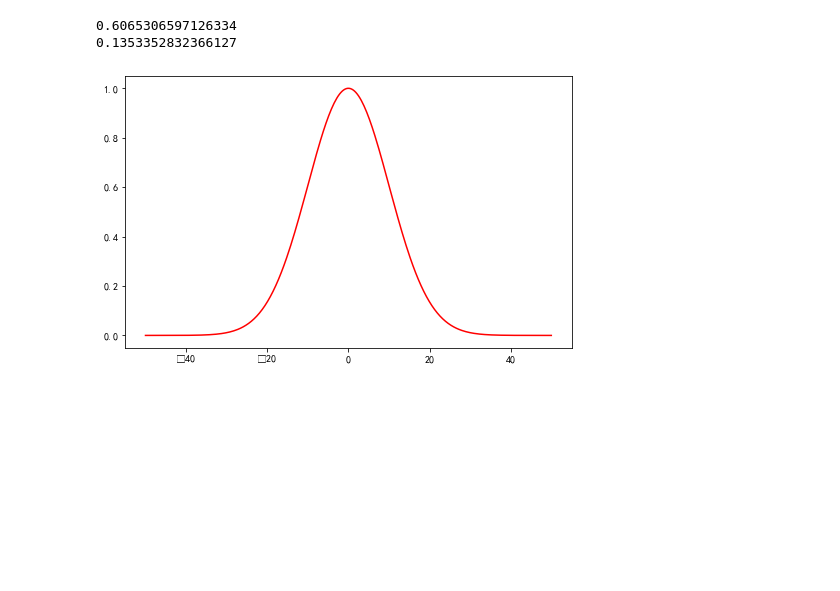
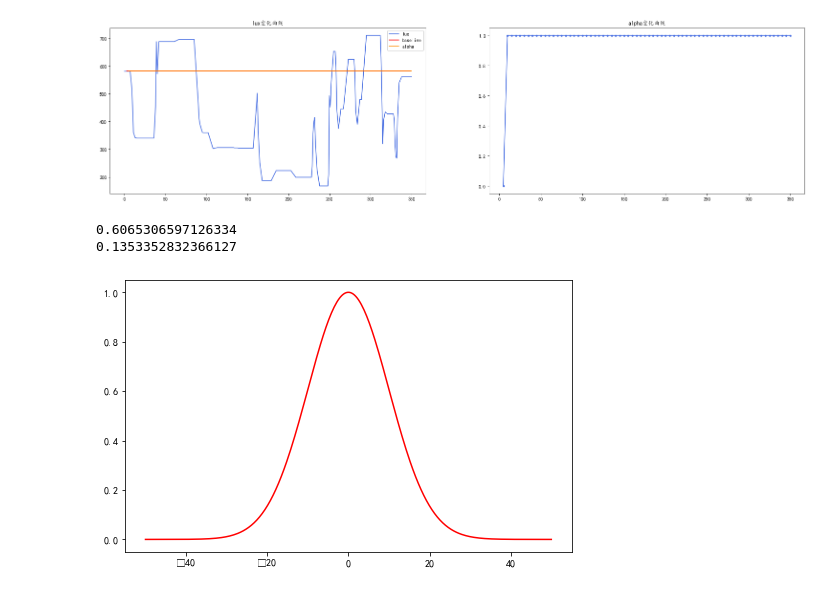
Before and after one commit to Whu-wxy/AmbientLightLab, a Jupyter notebook: gsTest.ipynb, the cells around one changed output. Saved outputs shown, nothing was run; the diff lists cells and outputs as text; code cells hidden in the pictures; blank space fills up the shorter version.

```diff
--- a/gsTest.ipynb
+++ b/gsTest.ipynb
@@ -221,3 +334,61 @@ plt.show()
+# %%
+plt.figure(figsize = (26,14))
+plt.rcParams['font.sans-serif'] = ['KaiTi']
+
+s = [50,61,41,62,35,58,66,50,51,51,52,50,61,41,62,35,58,66,50,51,51,52,80,130,150,170,
+    200,200,201,202,210,200,200,600,600,400,350,
+    200,200,201,202,210,200,200,201,202,210,200,200,201,202,201,202,210,200,200,201,202]
+
+s = [50,61,61,62,60,60,66,60,65,61,62,60,60,66,60,65,60,60,66,60,65,61,62,1000,1000,1000,1000,61,41,62,35,58,66,50,51,51,52,58,66,50,51,51,52]
+s = [50,61,61,62,60,60,66,60,65,61,62,60,60,66,60,65,60,60,66,60,65,61,62,9999,61,41,62,35,58,66,50,51,51,52,58,66,50,51,51,52]
+s = [50,61,61,62,60,60,66,60,65,61,62,60,60,66,60,65,60,60,66,60,65,61,62,1000,1000,1000,1000,1100, 1050,1200,1200,1210,1130,1100,1050,1000]
+
+s = readFromRecord('room.txt')   # _special  # night daywalk daybike room cloudy record
+
+# s = np.subtract(s, 8000)  #daywalk
+# s = np.divide(s, 12)
+
+# s = np.subtract(s, 7000)  #daybike
+# s = np.where(s<0, 0, s)
+# s = np.divide(s, 3)
+
+# s = s[40:80]
+mk = '.'
+mk = None
+col = 2
+row = 2
+plt.subplot(col,row,1)
+plt.plot(s, c='royalblue', label='lux', marker=mk)
+
+stable_list, res_idx, Gauss_list, gs_high, gs_low, mean_list, a_list, std_list = Gauss2(s, 0, 5, 'RMS')
+stable_list2, stable_idx = AIBrightness(s, need_small=False, always_usd_std=False)
+# stable_list2, stable_idx, Gauss_list2, gs_high2, gs_low22, mean_list2, a_list2, std_list2 = Gauss2(s, 0, 5, 'RMS')
+
+mk = '.'
+mk = None
+if len(s) > 850:
+    mk = None
+plt.plot(stable_idx, stable_list2, marker=mk, c='r', label='baseline')
+plt.plot(res_idx, stable_list, marker=mk, c='darkorange', label='alpha')
+plt.title('lux变化曲线')
+plt.legend(loc='best')
+
+mk = '.'
+plt.subplot(col,row,2)
+plt.plot(res_idx, a_list, marker=mk, c='royalblue')
+plt.title('alpha变化曲线')
+
+# plt.subplot(3,2,3)
+# plt.plot(res_idx[1:], Gauss_list, marker=mk)
+
+# plt.subplot(3,2,3)
+# plt.plot(res_idx, mean_list, marker=mk, c='r')
+# plt.plot(res_idx[1:], gs_high, marker=mk)
+# plt.plot(res_idx[1:], gs_low, marker=mk)
+
+plt.show()
+# %% [output]
+[figure, added]
 # %%
 """实现高斯分布函数
 """
```
Also changed, not shown: parts of 3 cells of this notebook.
